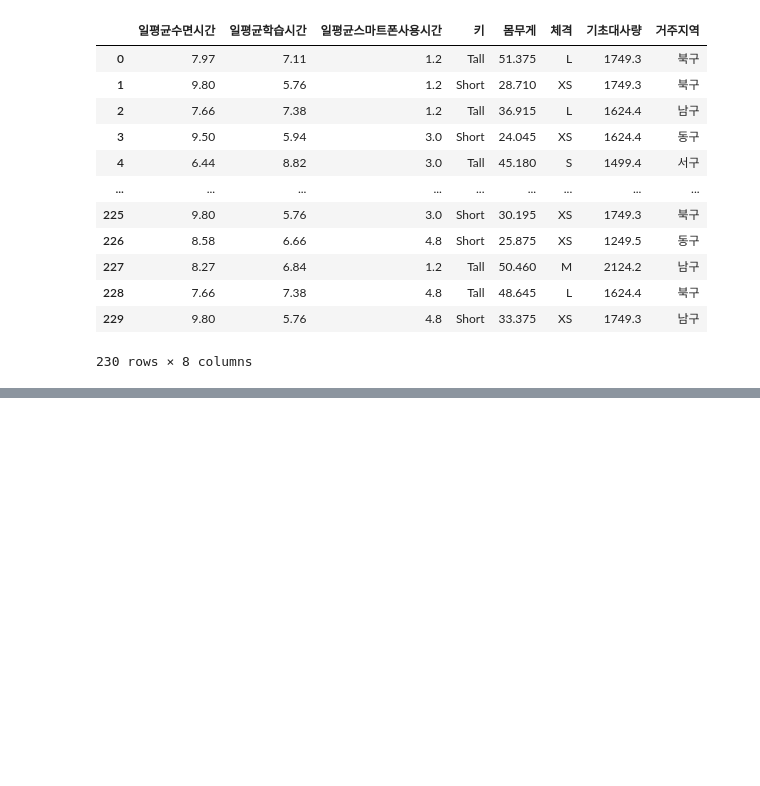
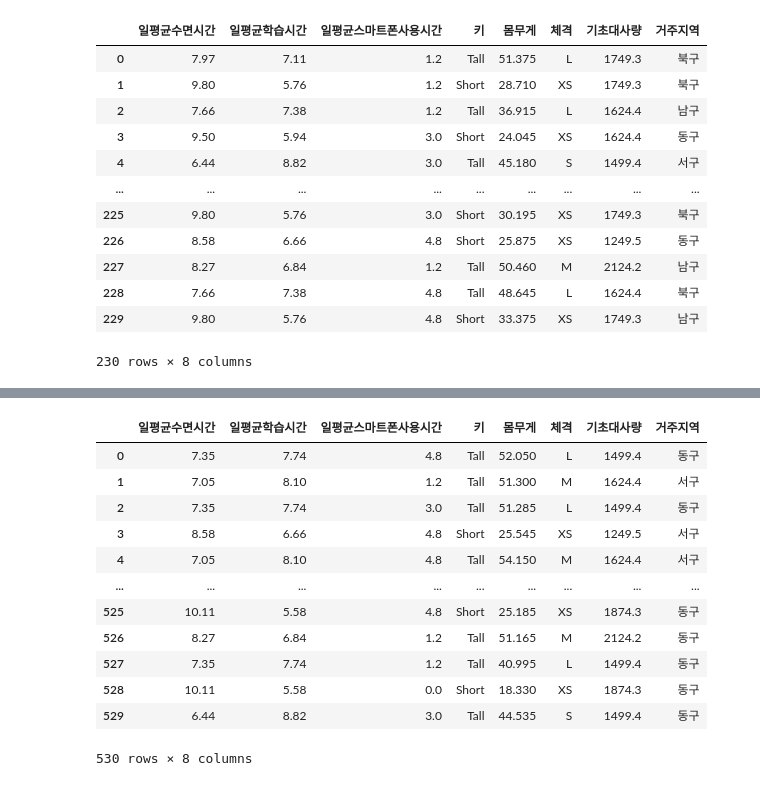
Before and after one commit to JaehwanKim00/-, a Jupyter notebook: Part06/ch01.ipynb, the cells around one changed output, grey strips where cells are left out. Saved outputs shown, nothing was run; the diff lists cells and outputs as text; code cells hidden in the pictures; blank space fills up the shorter version.

```diff
--- a/Part06/ch01.ipynb
+++ b/Part06/ch01.ipynb
@@ -370,0 +449,17 @@ test_df
+# %%
+train_df = train_df.drop(columns = '구분',axis = 1)
+train_df
+# %% [output]
+|  | 일평균수면시간 | 일평균학습시간 | 일평균스마트폰사용시간 | 키 | 몸무게 | 체격 | 기초대사량 | 거주지역 |
+| 0 | 7.35 | 7.74 | 4.8 | Tall | 52.050 | L | 1499.4 | 동구 |
+| 1 | 7.05 | 8.10 | 1.2 | Tall | 51.300 | M | 1624.4 | 서구 |
+| 2 | 7.35 | 7.74 | 3.0 | Tall | 51.285 | L | 1499.4 | 동구 |
+| 3 | 8.58 | 6.66 | 4.8 | Short | 25.545 | XS | 1249.5 | 서구 |
+| 4 | 7.05 | 8.10 | 4.8 | Tall | 54.150 | M | 1624.4 | 서구 |
+| ... | ... | ... | ... | ... | ... | ... | ... | ... |
+| 525 | 10.11 | 5.58 | 4.8 | Short | 25.185 | XS | 1874.3 | 동구 |
+| 526 | 8.27 | 6.84 | 1.2 | Tall | 51.165 | M | 2124.2 | 동구 |
+| 527 | 7.35 | 7.74 | 1.2 | Tall | 40.995 | L | 1499.4 | 동구 |
+| 528 | 10.11 | 5.58 | 0.0 | Short | 18.330 | XS | 1874.3 | 동구 |
+| 529 | 6.44 | 8.82 | 3.0 | Tall | 44.535 | S | 1499.4 | 동구 |
+530 rows × 8 columns
```
Also changed, not shown: parts of 31 cells of this notebook.
